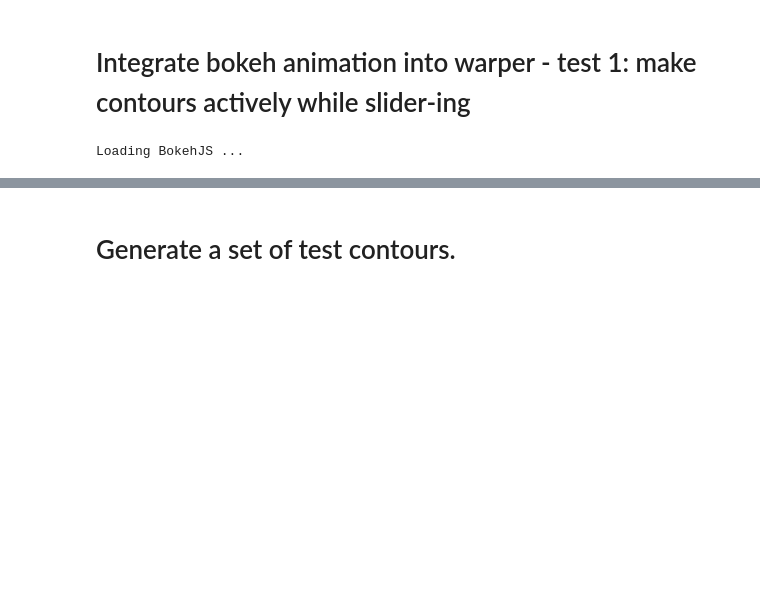
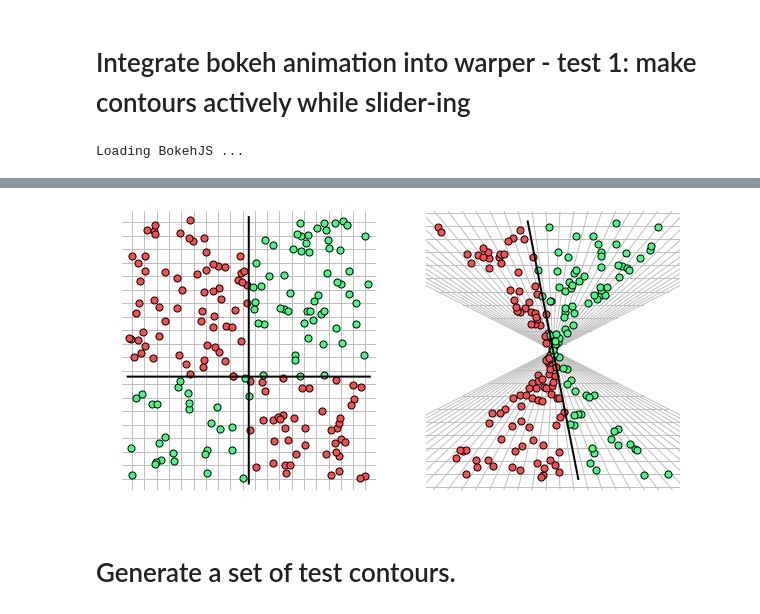
Before and after one commit to jermwatt/bokeh_testing, a Jupyter notebook: test.ipynb, the cells around one changed output, grey strips where cells are left out. Drawn from its saved outputs; the diff is of its cells as text; code cells hidden in the pictures; blank space fills up the shorter version.

```diff
--- a/test.ipynb
+++ b/test.ipynb
@@ -741,0 +1169,11 @@ interact(slider, f=["sin"], alpha=(0,1,0.005))
+# %%
+# make instance of warper
+demo = warper3()
+
+from sympy import symbols, lambdify, sin, cos, tanh, exp, log, Max
+x1,x2 = symbols('x1 x2')
+rule1 = x1*x2
+rule2 = x1 + x2
+demo.define_rule(rule1,rule2)
+demo.make_pts()
+# demo.show_before_picture()
@@ -742,3 +1186,7 @@ interact(slider, f=["sin"], alpha=(0,1,0.005))
+# %%
+demo.show_before_and_after()
+# %% [output]
+[figure, added]
 # %% [markdown]
 # Generate a set of test contours.
 # %%
```
Also changed, not shown: parts of 8 cells of this notebook.
